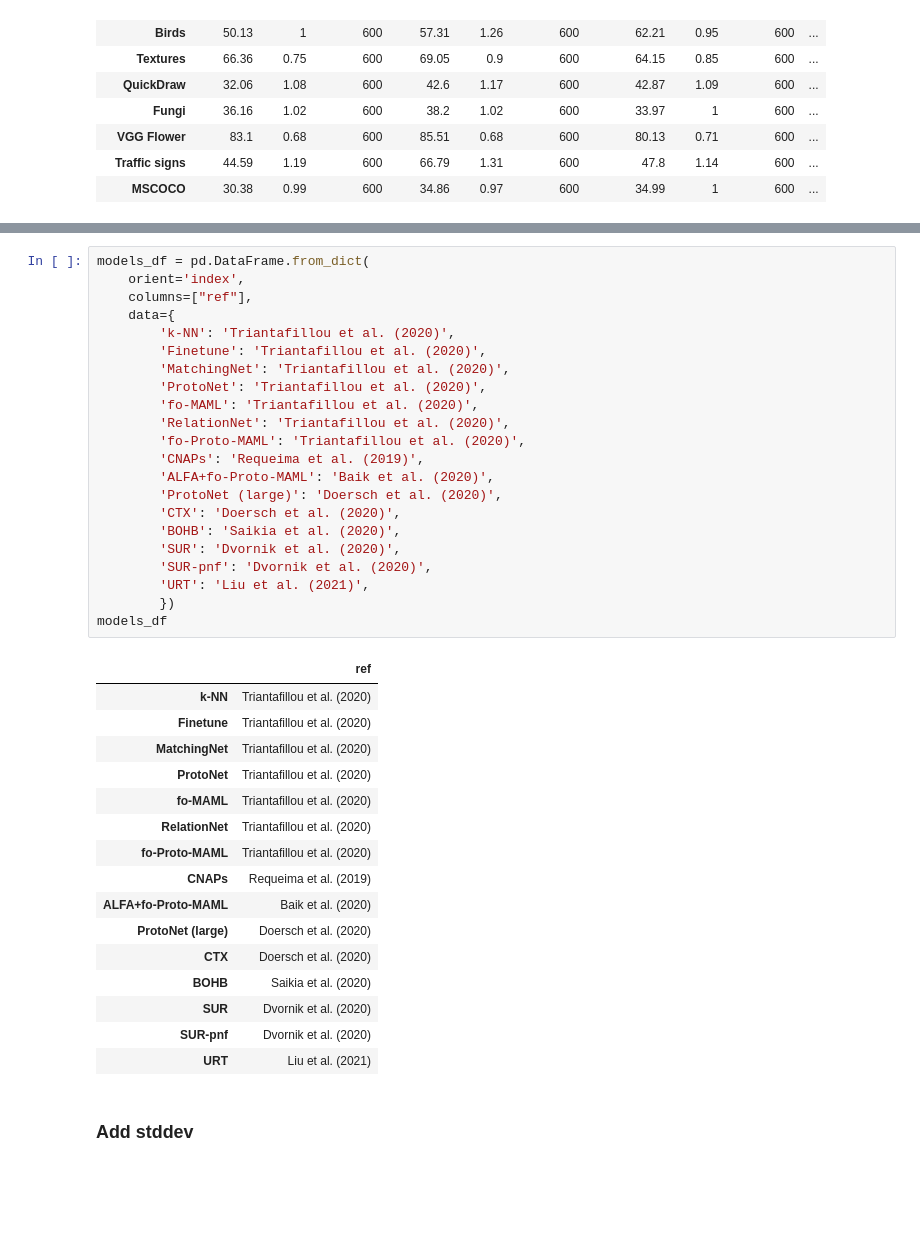
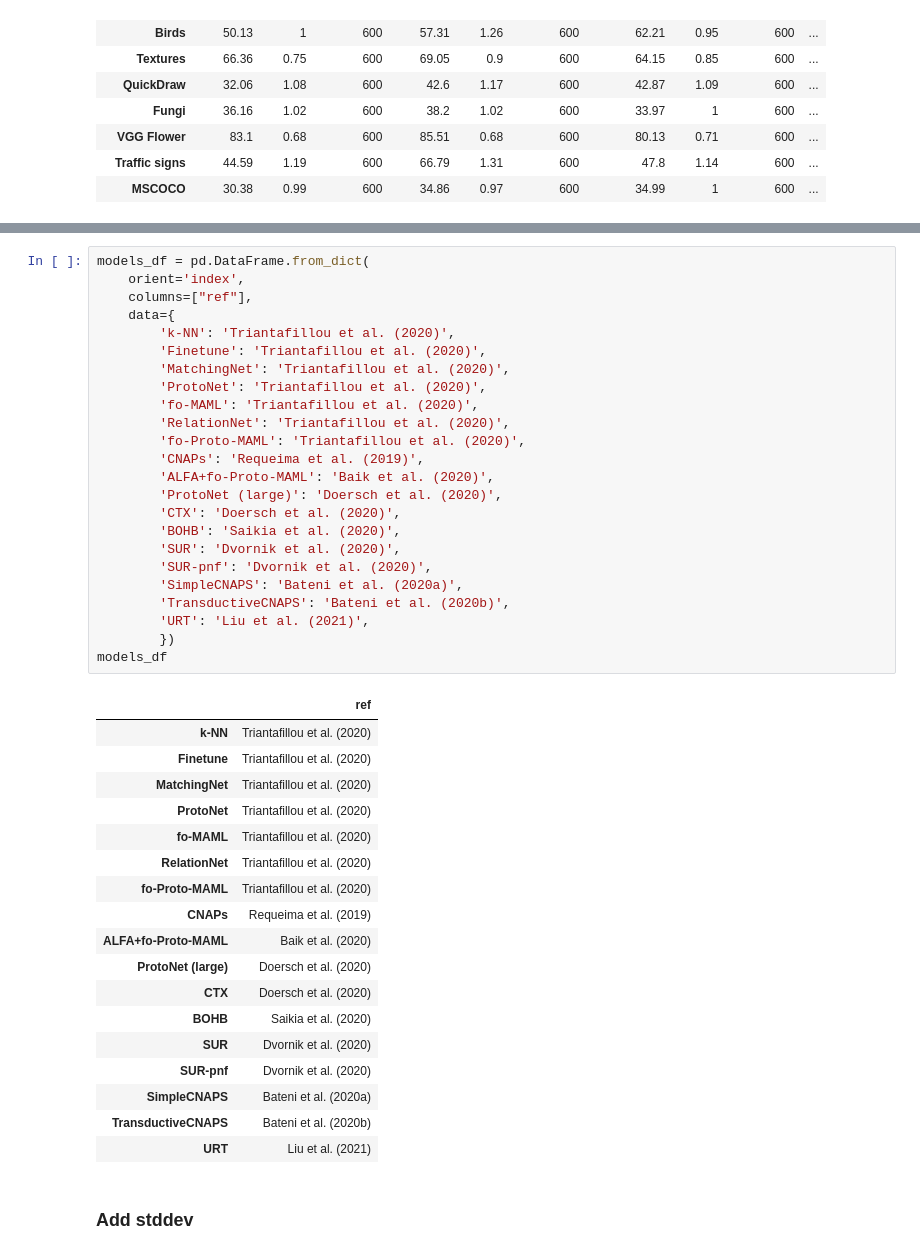
Before and after one commit to google-research/meta-dataset, a Jupyter notebook: Leaderboard.ipynb, the cells around one changed output, grey strips where cells are left out. Drawn from its saved outputs; the diff is of its cells as text; blank space fills up the shorter version.

Commit message:
Add Simple CNAPS and Transductive CNAPS to the leaderboard.
Also update one number for URT.

PiperOrigin-RevId: 369861566

```diff
--- a/Leaderboard.ipynb
+++ b/Leaderboard.ipynb
@@ -1012,33 +1102,37 @@ models_df = pd.DataFrame.from_dict(
         'ProtoNet': 'Triantafillou et al. (2020)',
         'fo-MAML': 'Triantafillou et al. (2020)',
         'RelationNet': 'Triantafillou et al. (2020)',
         'fo-Proto-MAML': 'Triantafillou et al. (2020)',
         'CNAPs': 'Requeima et al. (2019)',
         'ALFA+fo-Proto-MAML': 'Baik et al. (2020)',
         'ProtoNet (large)': 'Doersch et al. (2020)',
         'CTX': 'Doersch et al. (2020)',
         'BOHB': 'Saikia et al. (2020)',
         'SUR': 'Dvornik et al. (2020)',
         'SUR-pnf': 'Dvornik et al. (2020)',
+        'SimpleCNAPS': 'Bateni et al. (2020a)',
+        'TransductiveCNAPS': 'Bateni et al. (2020b)',
         'URT': 'Liu et al. (2021)',
         })
 models_df
 # %% [output]
 |  | ref |
 | k-NN | Triantafillou et al. (2020) |
 | Finetune | Triantafillou et al. (2020) |
 | MatchingNet | Triantafillou et al. (2020) |
 | ProtoNet | Triantafillou et al. (2020) |
 | fo-MAML | Triantafillou et al. (2020) |
 | RelationNet | Triantafillou et al. (2020) |
 | fo-Proto-MAML | Triantafillou et al. (2020) |
 | CNAPs | Requeima et al. (2019) |
 | ALFA+fo-Proto-MAML | Baik et al. (2020) |
 | ProtoNet (large) | Doersch et al. (2020) |
 | CTX | Doersch et al. (2020) |
 | BOHB | Saikia et al. (2020) |
 | SUR | Dvornik et al. (2020) |
 | SUR-pnf | Dvornik et al. (2020) |
+| SimpleCNAPS | Bateni et al. (2020a) |
+| TransductiveCNAPS | Bateni et al. (2020b) |
 | URT | Liu et al. (2021) |
 # %% [markdown]
 ### Add stddev
```
Also changed, not shown: parts of 16 cells of this notebook, 1 other file.
